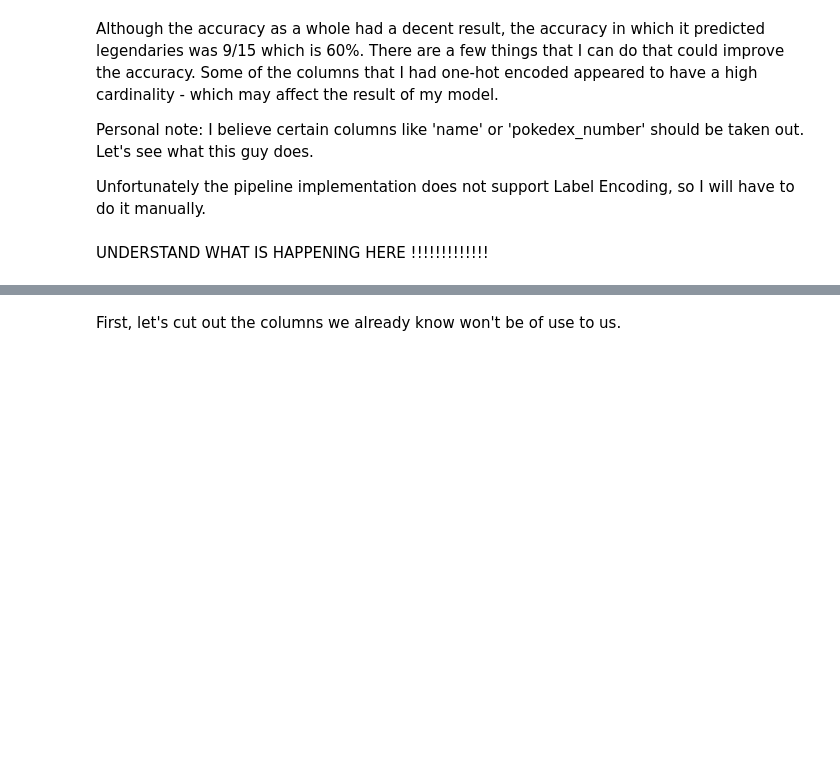
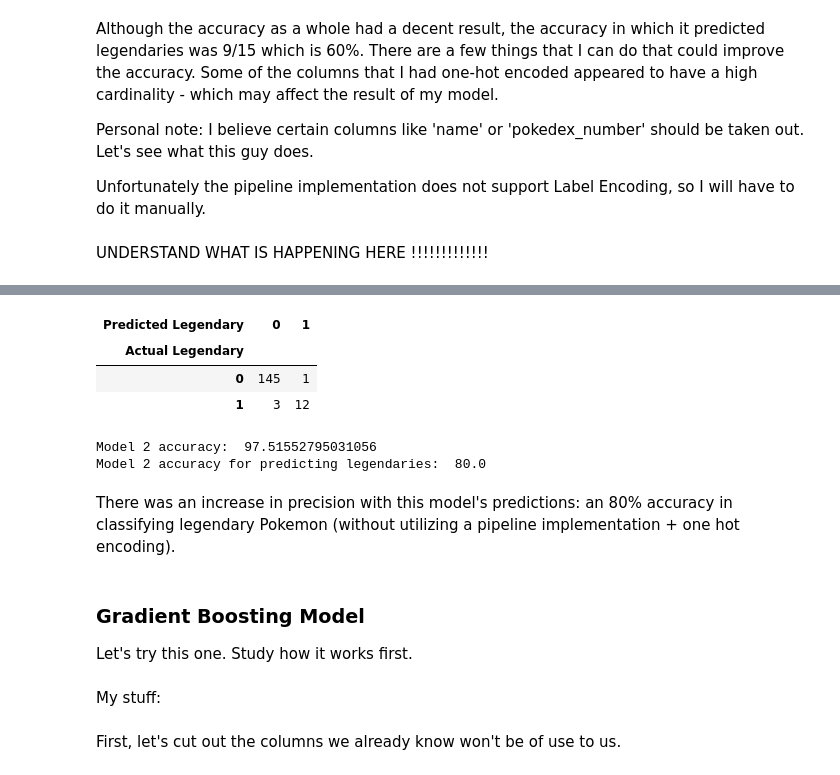
Before and after one commit to guicttram/Poke-Science, a Jupyter notebook: poke-science.ipynb, the cells around one changed output, grey strips where cells are left out. Drawn from its saved outputs; the diff is of its cells as text; code cells hidden in the pictures; blank space fills up the shorter version.

Commit message:
Added annotations and separated study parts

```diff
--- a/poke-science.ipynb
+++ b/poke-science.ipynb
@@ -407,3 +445,29 @@ imputed_X_valid = pd.DataFrame(numerical_transform.transform(label_X_valid))
+# %%
+# Using RandomForest Model
+rf_model.fit(imputed_X_train, y_train) # Training model
+
+rf_preds = rf_model.predict(imputed_X_valid) # Predicting with model
+visualizerf = x.index[rf_preds] # Predicted columns (I think)
+
+pd.crosstab(y_valid, visualizerf, rownames=['Actual Legendary'], colnames=['Predicted Legendary'])
+# %% [output]
+| Predicted Legendary | 0 | 1 |
+| Actual Legendary |  |  |
+| 0 | 145 | 1 |
+| 1 | 3 | 12 |
+# %%
+print('Model 2 accuracy: ', (157/161)*100)
+print('Model 2 accuracy for predicting legendaries: ', (12/15)*100)
+# %% [output]
+Model 2 accuracy:  97.51552795031056
+Model 2 accuracy for predicting legendaries:  80.0
+# %% [markdown]
+There was an increase in precision with this model's predictions: an 80% accuracy in classifying legendary Pokemon (without utilizing a pipeline implementation + one hot encoding).
+# %% [markdown]
+### Gradient Boosting Model
+Let's try this one. Study how it works first.
+# %% [markdown]
+My stuff:
 # %% [markdown]
 First, let's cut out the columns we already know won't be of use to us.
 # %%
```
Also changed, not shown: parts of 8 cells of this notebook.
